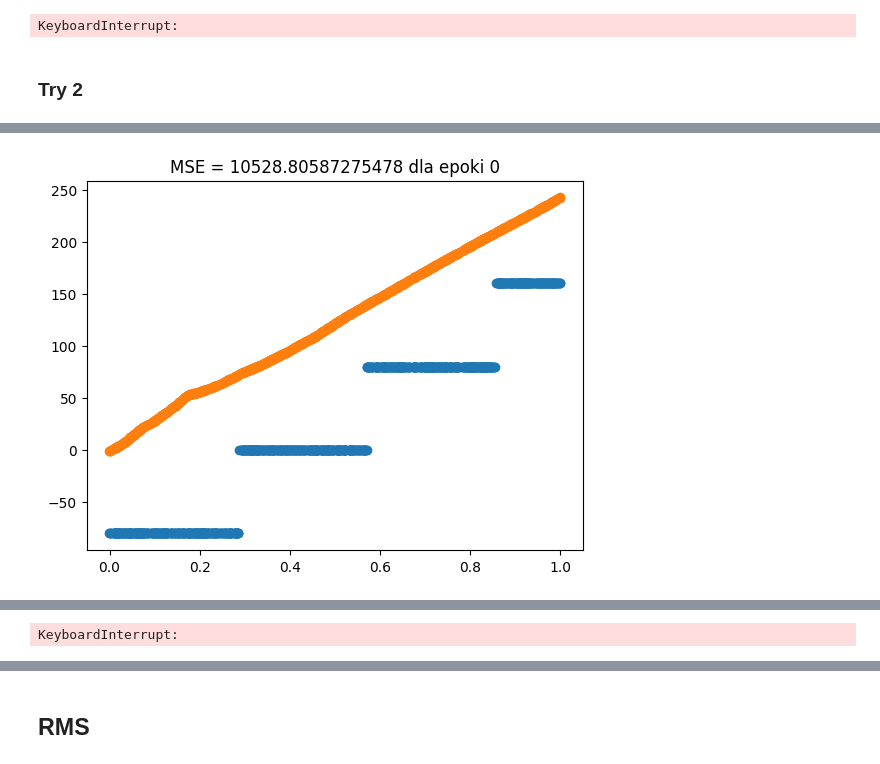
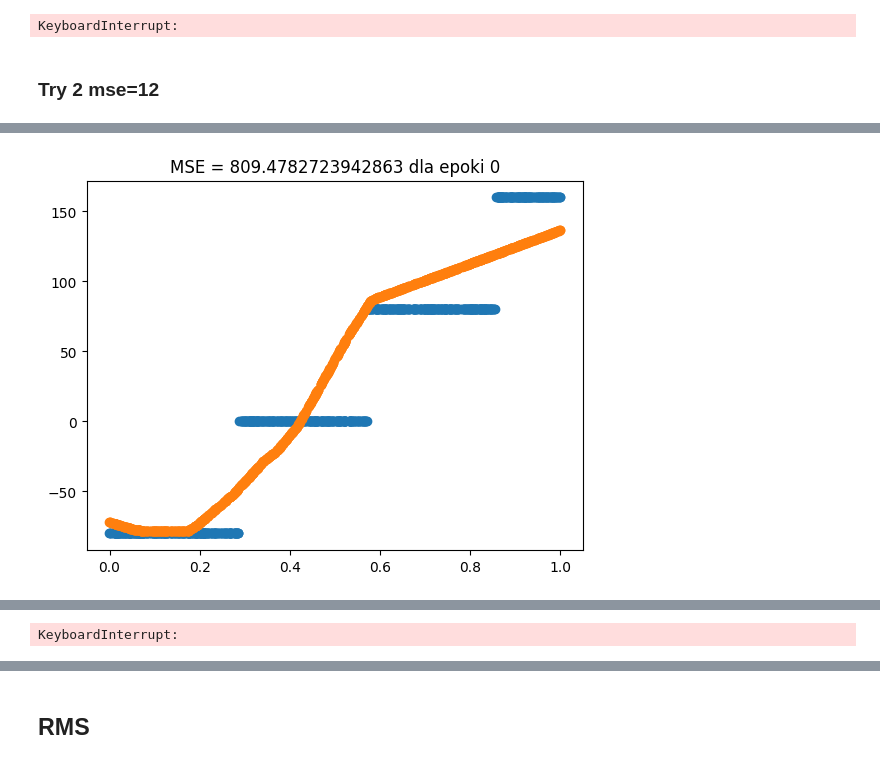
Before and after one commit to katarzynarogalska/Neural-Networks, a Jupyter notebook: NN3 copy.ipynb, the cells around one changed output, grey strips where cells are left out. Drawn from its saved outputs; the diff is of its cells as text; code cells hidden in the pictures.

```diff
--- a/NN3 copy.ipynb
+++ b/NN3 copy.ipynb
@@ -500,9 +500,9 @@ Epoch 12000, Training Loss: 0.00018922, test MSE: 7.786768035548005
 Epoch 12100, Training Loss: 0.00019607, test MSE: 8.45871744265158
 KeyboardInterrupt:
 # %% [markdown]
-### Try 2
+### Try 2 mse=12
 # %%
-nn = NeuralNetwork(layers=[1,60,60,60, 1], activation='relu',optimisation='momentum',beta=0.99, weights_initialize='He')
-nn.train(X_train_normalized, Y_train_normalized, X_test_normalized, Y_test, y_scaler, learning_rate=0.01, batch_size=512, epochs=60000, mse_threshold=3)
+nn = NeuralNetwork(layers=[1,5,5,15,5,5, 1], activation='relu',optimisation='momentum',beta=0.9, weights_initialize='He')
+nn.train(X_train_normalized, Y_train_normalized, X_test_normalized, Y_test, y_scaler, learning_rate=0.01, batch_size=256, epochs=60000, mse_threshold=3)
 # %% [output]
 Selected optimisation method: Momentum
@@ -510 +510 @@ Epoch 0, Training Loss: 0.18467831, test MSE: 10528.80587275478
-[figure, old version]
+[figure, new version]
```
Also changed, not shown: parts of 2 cells of this notebook.
